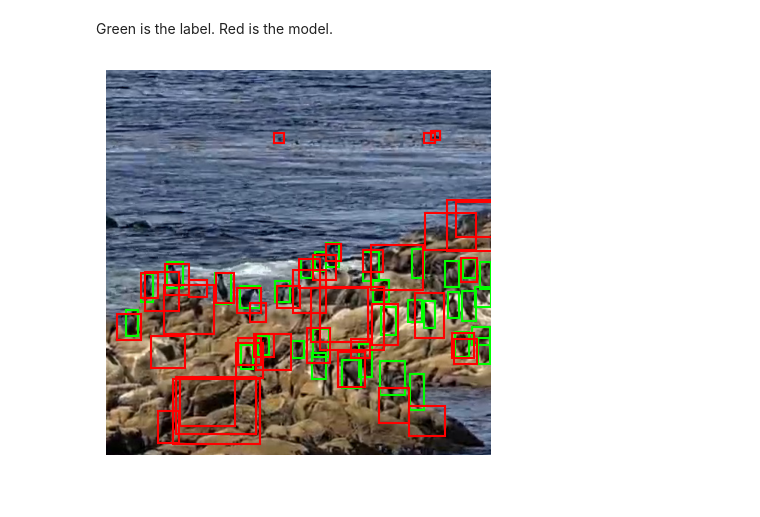
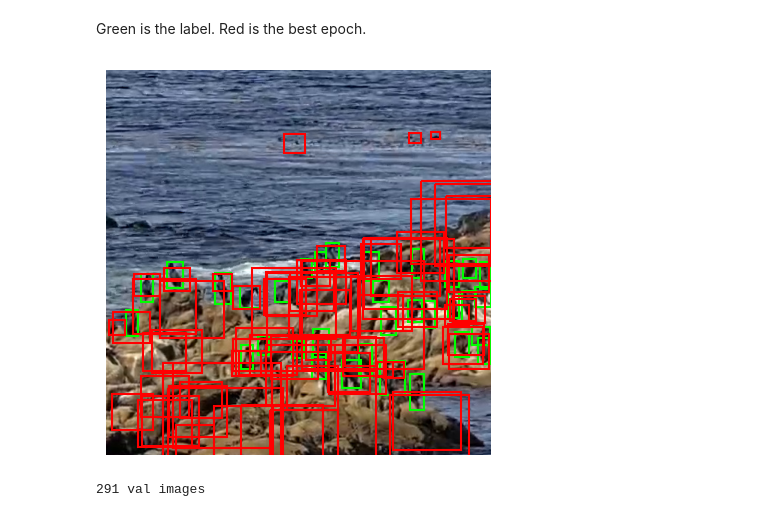
Before and after one commit to JashParekh05/COMP9517GroupProject, a Jupyter notebook: notebooks/simple_cnn_bird_detector.ipynb, the cells around one changed output. Cells and saved outputs as stored; diff of their text form; code cells hidden in the pictures.

Commit message:
Train the notebook for 30 epochs and keep the best checkpoint.
The run peaks at validation mAP 0.166 on epoch 24.

Co-authored-by: Cursor <cursoragent@cursor.com>

```diff
--- a/notebooks/simple_cnn_bird_detector.ipynb
+++ b/notebooks/simple_cnn_bird_detector.ipynb
@@ -141,0 +9,13 @@ val mAP@0.5 = 0.252
+# %%
+import sys
+from pathlib import Path
+
+ROOT = Path.cwd().resolve()
+if not (ROOT / "dataset").is_dir():
+    ROOT = ROOT.parent
+sys.path.insert(0, str(ROOT / "trials"))
+import detector as det
+
+EPOCHS = 30
+SAVE = ROOT / "notebooks" / "cnn.pt"
+det.train(EPOCHS, 1e-3, 4, False, 1.0, 512, str(SAVE), 0, "")
@@ -142,21 +40,32 @@ val mAP@0.5 = 0.252
 # %% [markdown]
-Green is the label. Red is the model.
+Green is the label. Red is the best epoch.
 # %%
+%matplotlib inline
+import os
+
+import matplotlib.pyplot as plt
+import numpy as np
+import torch
+from PIL import Image
+
+model, log_wh, _ = det.load_model(str(SAVE))
+val = det.load_split("val")
 path, gts = val[0]
 with torch.no_grad():
-    hm, wh, off = model(read_tensor(path)[None])
-preds = boxes_from(hm[0], wh[0], off[0])
+    hm, wh, off = model(det.read_image(path).unsqueeze(0))
+    boxes, scores = det.decode(hm.sigmoid(), wh, off, thr=0.1, log_wh=log_wh)
 im = np.array(Image.open(path).convert("RGB"))
 plt.figure(figsize=(5, 5))
 plt.imshow(im)
 ax = plt.gca()
+k = det.SRC / det.IN
 for x, y, w, h in gts:
-    ax.add_patch(plt.Rectangle((x, y), w, h, fill=False, edgecolor="lime", lw=1.5))
-for (x, y, w, h), s in preds:
-    if s < 0.1:
-        continue
-    ax.add_patch(plt.Rectangle((x, y), w, h, fill=False, edgecolor="red", lw=1.5))
+    ax.add_patch(plt.Rectangle((x * k, y * k), w * k, h * k, fill=False, edgecolor="lime", lw=1.5))
+for b, s in zip(boxes.tolist(), scores.tolist()):
+    ax.add_patch(plt.Rectangle((b[0] * k, b[1] * k), b[2] * k, b[3] * k, fill=False, edgecolor="red", lw=1.5))
 plt.axis("off")
 plt.show()
+print(len(val), "val images")
 # %% [output]
-[figure, old version]
+[figure, new version]
+291 val images
```
Also changed, not shown: parts of 7 cells of this notebook, 2 other files.
